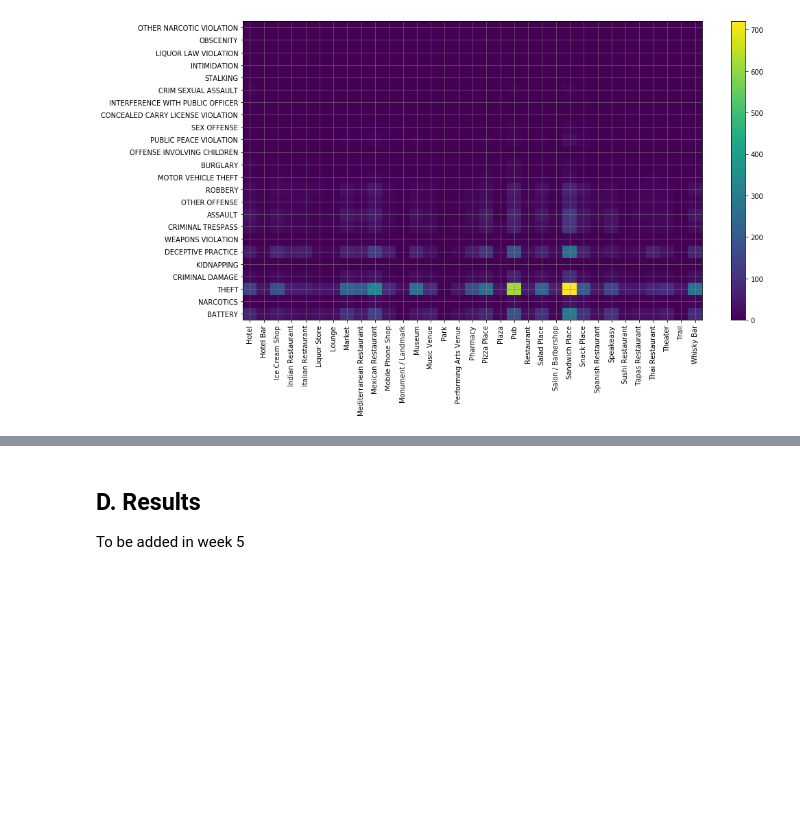
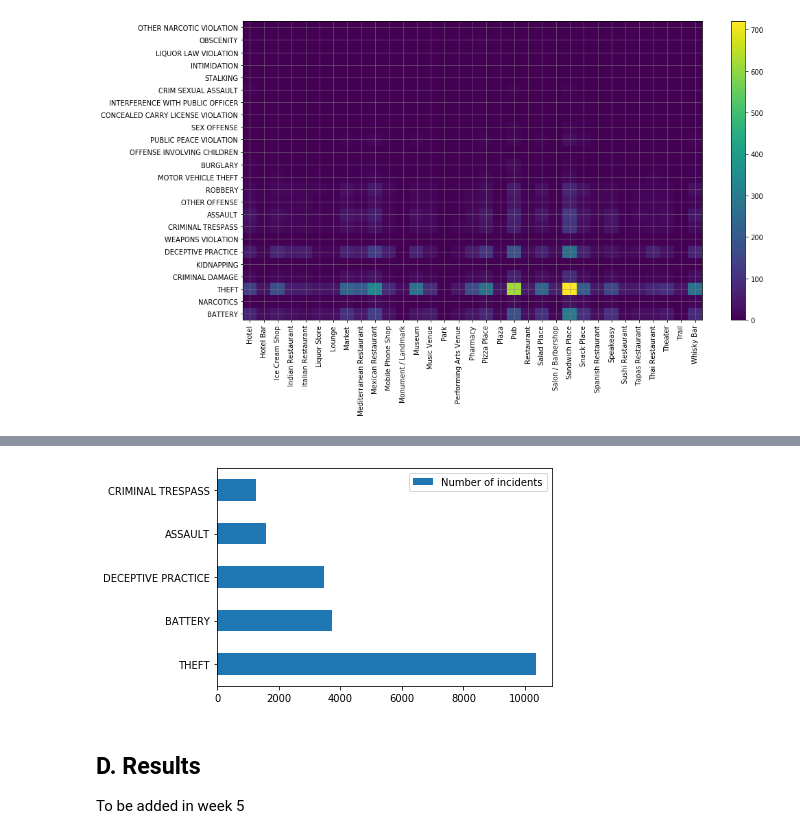
Before and after one commit to gnz5/Capstone-Project, a Jupyter notebook: Final Project.ipynb, the cells around one changed output, grey strips where cells are left out. Cells and saved outputs as stored; diff of their text form; code cells hidden in the pictures; blank space fills up the shorter version.

```diff
--- a/Final Project.ipynb
+++ b/Final Project.ipynb
@@ -274,3 +288,9 @@ plt.show()
+# %%
+incidents_of_each_crime = crime_by_venue.sum(axis=1).sort_values(ascending=False).to_frame().rename(columns={0:'Number of Incidents'})
+ax = incidents_of_each_crime.head(5).plot(kind='barh')
+ax.legend(['Number of incidents']);
+# %% [output]
+[figure, added]
 # %% [markdown]
 ##  D. Results <a name="results"></a>
 
```
Also changed, not shown: parts of 13 cells of this notebook, 5 other files.
